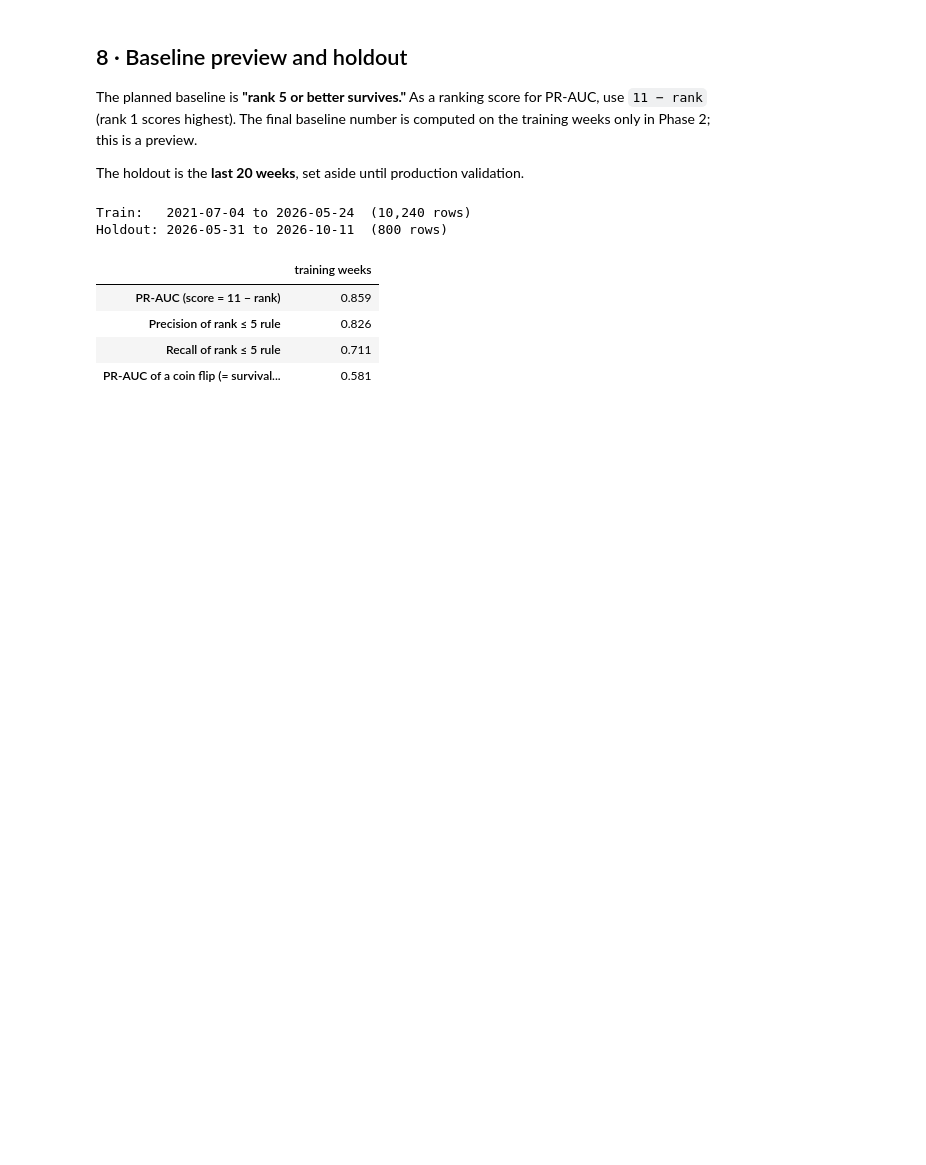
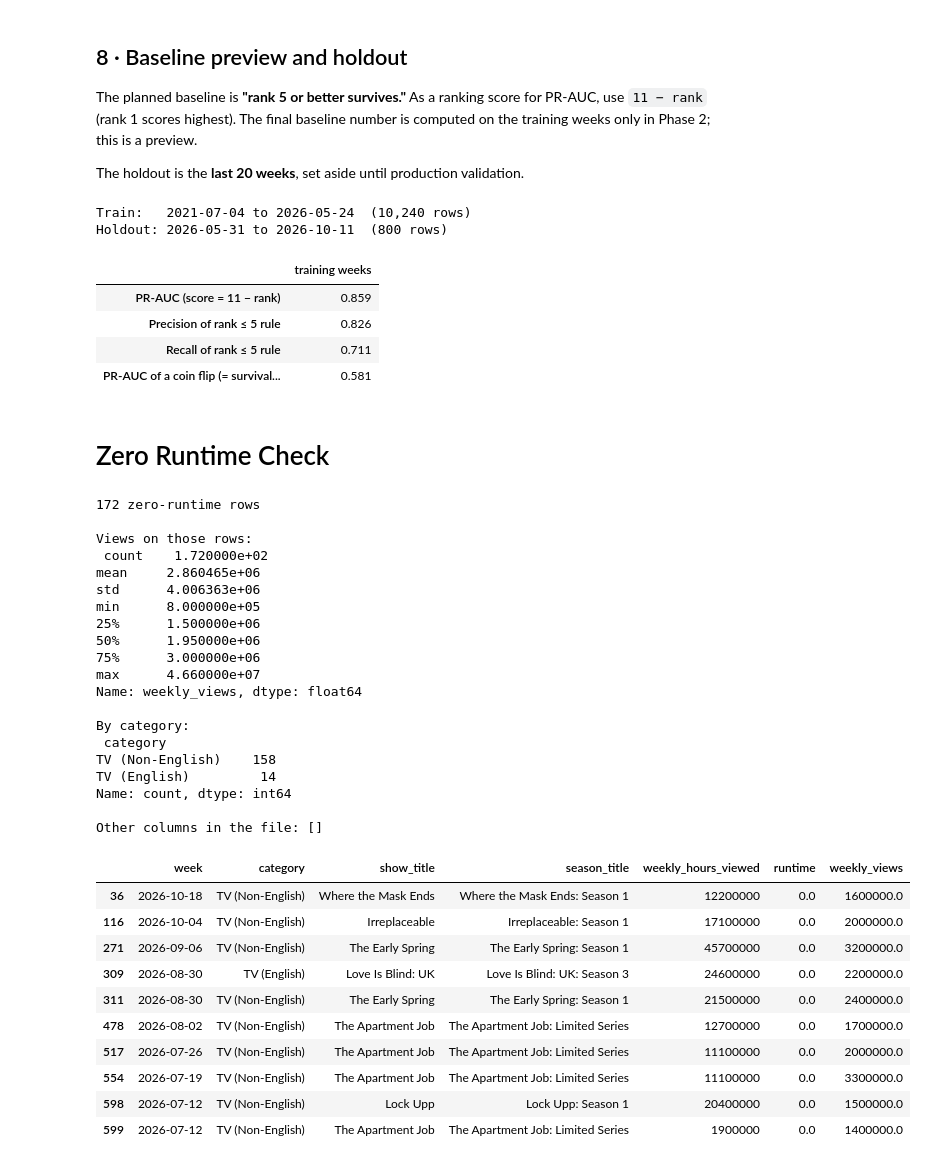
Before and after one commit to shannonkong/mlops-final-project, a Jupyter notebook: notebooks/01_eda.ipynb, the cells around one changed output. Drawn from its saved outputs; the diff is of its cells as text; code cells hidden in the pictures; blank space fills up the shorter version.

Commit message:
Add runtime cleaning step and preliminary EDA findings

```diff
--- a/notebooks/01_eda.ipynb
+++ b/notebooks/01_eda.ipynb
@@ -378,3 +378,51 @@ Holdout: 2026-05-31 to 2026-10-11  (800 rows)
 | Precision of rank ≤ 5 rule | 0.826 |
 | Recall of rank ≤ 5 rule | 0.711 |
 | PR-AUC of a coin flip (= survival... | 0.581 |
+# %% [markdown]
+# Zero Runtime Check
+# %%
+zero = raw[raw["runtime"] == 0]
+print(f"{len(zero)} zero-runtime rows\n")
+print("Views on those rows:\n", zero["weekly_views"].describe(), "\n")
+print("By category:\n", zero["category"].value_counts(), "\n")
+
+# Any extra columns in the file (e.g. a launch-type column) to check against
+extra = [c for c in raw.columns if c not in
+         ["week", "category", "weekly_rank", "show_title", "season_title",
+          "weekly_hours_viewed", "runtime", "weekly_views", "cumulative_weeks_in_top_10"]]
+print("Other columns in the file:", extra)
+
+zero[["week", "category", "show_title", "season_title",
+      "weekly_hours_viewed", "runtime", "weekly_views"]].head(10)
+# %% [output]
+172 zero-runtime rows
+
+Views on those rows:
+ count    1.720000e+02
+mean     2.860465e+06
+std      4.006363e+06
+min      8.000000e+05
+25%      1.500000e+06
+50%      1.950000e+06
+75%      3.000000e+06
+max      4.660000e+07
+Name: weekly_views, dtype: float64
+
+By category:
+ category
+TV (Non-English)    158
+TV (English)         14
+Name: count, dtype: int64
+
+Other columns in the file: []
+|  | week | category | show_title | season_title | weekly_hours_viewed | runtime | weekly_views |
+| 36 | 2026-10-18 | TV (Non-English) | Where the Mask Ends | Where the Mask Ends: Season 1 | 12200000 | 0.0 | 1600000.0 |
+| 116 | 2026-10-04 | TV (Non-English) | Irreplaceable | Irreplaceable: Season 1 | 17100000 | 0.0 | 2000000.0 |
+| 271 | 2026-09-06 | TV (Non-English) | The Early Spring | The Early Spring: Season 1 | 45700000 | 0.0 | 3200000.0 |
+| 309 | 2026-08-30 | TV (English) | Love Is Blind: UK | Love Is Blind: UK: Season 3 | 24600000 | 0.0 | 2200000.0 |
+| 311 | 2026-08-30 | TV (Non-English) | The Early Spring | The Early Spring: Season 1 | 21500000 | 0.0 | 2400000.0 |
+| 478 | 2026-08-02 | TV (Non-English) | The Apartment Job | The Apartment Job: Limited Series | 12700000 | 0.0 | 1700000.0 |
+| 517 | 2026-07-26 | TV (Non-English) | The Apartment Job | The Apartment Job: Limited Series | 11100000 | 0.0 | 2000000.0 |
+| 554 | 2026-07-19 | TV (Non-English) | The Apartment Job | The Apartment Job: Limited Series | 11100000 | 0.0 | 3300000.0 |
+| 598 | 2026-07-12 | TV (Non-English) | Lock Upp | Lock Upp: Season 1 | 20400000 | 0.0 | 1500000.0 |
+| 599 | 2026-07-12 | TV (Non-English) | The Apartment Job | The Apartment Job: Limited Series | 1900000 | 0.0 | 1400000.0 |
```
Also changed, not shown: 2 other files.
